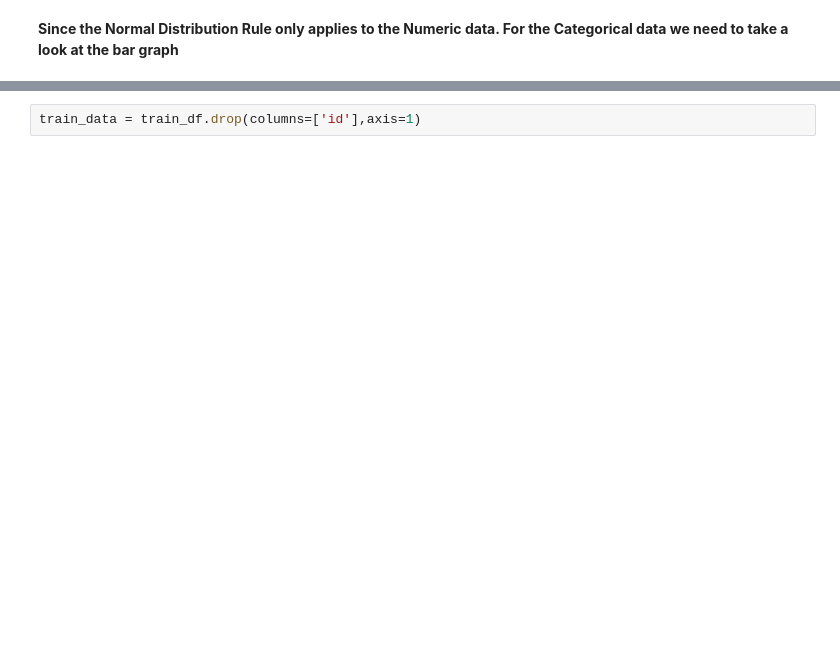
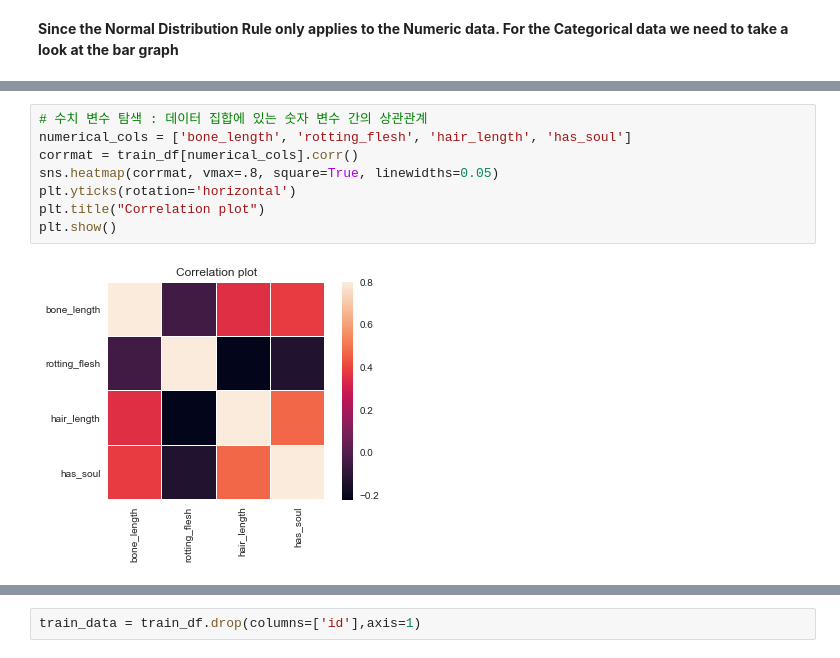
Before and after one commit to jgw1413/machine-learning, a Jupyter notebook: code/ghouls-goblins-and-ghosts-in-random-forest.ipynb, the cells around one changed output, grey strips where cells are left out. Saved outputs shown, nothing was run; the diff lists cells and outputs as text; blank space fills up the shorter version.

```diff
--- a/code/ghouls-goblins-and-ghosts-in-random-forest.ipynb
+++ b/code/ghouls-goblins-and-ghosts-in-random-forest.ipynb
@@ -120,0 +150,10 @@ X_train, X_test, y_train, y_test = train_test_split(df[iris.feature_names], iris
+# %%
+# 수치 변수 탐색 : 데이터 집합에 있는 숫자 변수 간의 상관관계
+numerical_cols = ['bone_length', 'rotting_flesh', 'hair_length', 'has_soul']
+corrmat = train_df[numerical_cols].corr()
+sns.heatmap(corrmat, vmax=.8, square=True, linewidths=0.05)
+plt.yticks(rotation='horizontal')
+plt.title("Correlation plot")
+plt.show()
+# %% [output]
+[figure, added]
```
Also changed, not shown: parts of 30 cells of this notebook.
